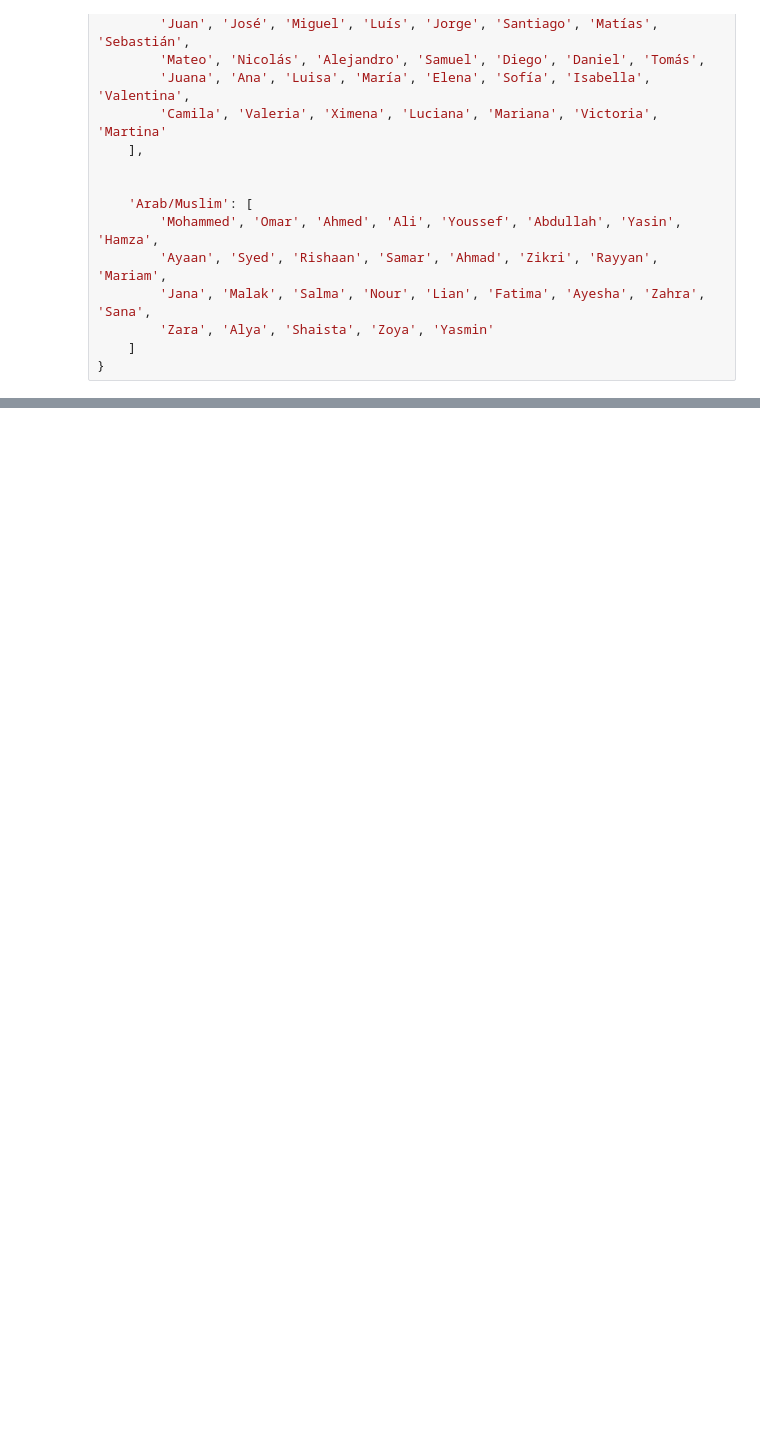
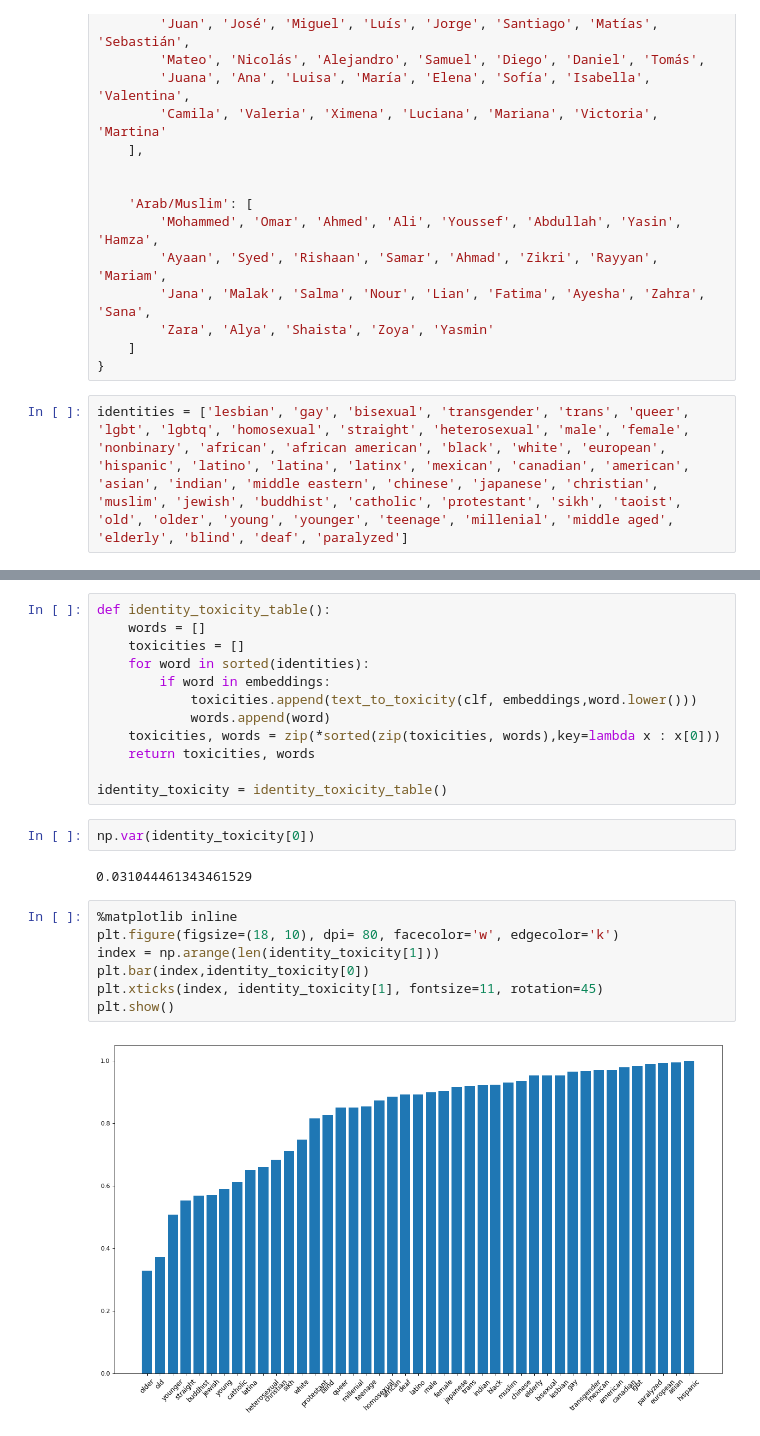
Before and after one commit to ChristopherSweeney/AIFairness, a Jupyter notebook: explore.ipynb, the cells around one changed output, grey strips where cells are left out. Cells and saved outputs as stored; diff of their text form; blank space fills up the shorter version.

```diff
--- a/explore.ipynb
+++ b/explore.ipynb
@@ -149,3 +323,5 @@ NAMES_BY_ETHNICITY = {
         'Zara', 'Alya', 'Shaista', 'Zoya', 'Yasmin'
     ]
 }
+# %%
+identities = ['lesbian', 'gay', 'bisexual', 'transgender', 'trans', 'queer', 'lgbt', 'lgbtq', 'homosexual', 'straight', 'heterosexual', 'male', 'female', 'nonbinary', 'african', 'african american', 'black', 'white', 'european', 'hispanic', 'latino', 'latina', 'latinx', 'mexican', 'canadian', 'american', 'asian', 'indian', 'middle eastern', 'chinese', 'japanese', 'christian', 'muslim', 'jewish', 'buddhist', 'catholic', 'protestant', 'sikh', 'taoist', 'old', 'older', 'young', 'younger', 'teenage', 'millenial', 'middle aged', 'elderly', 'blind', 'deaf', 'paralyzed']
@@ -152,3 +348,28 @@ NAMES_BY_ETHNICITY = {
+# %%
+def identity_toxicity_table():
+    words = []
+    toxicities = []
+    for word in sorted(identities):
+        if word in embeddings:
+            toxicities.append(text_to_toxicity(clf, embeddings,word.lower()))
+            words.append(word)
+    toxicities, words = zip(*sorted(zip(toxicities, words),key=lambda x : x[0]))
+    return toxicities, words
+
+identity_toxicity = identity_toxicity_table()
+# %%
+np.var(identity_toxicity[0])
+# %% [output]
+0.031044461343461529
+# %%
+%matplotlib inline
+plt.figure(figsize=(18, 10), dpi= 80, facecolor='w', edgecolor='k')
+index = np.arange(len(identity_toxicity[1]))
+plt.bar(index,identity_toxicity[0])
+plt.xticks(index, identity_toxicity[1], fontsize=11, rotation=45)
+plt.show()
+# %% [output]
+[figure, added]
 # %%
 def name_toxicity_table():
     frames = []
```
Also changed, not shown: parts of 36 cells of this notebook, 1 other file.
